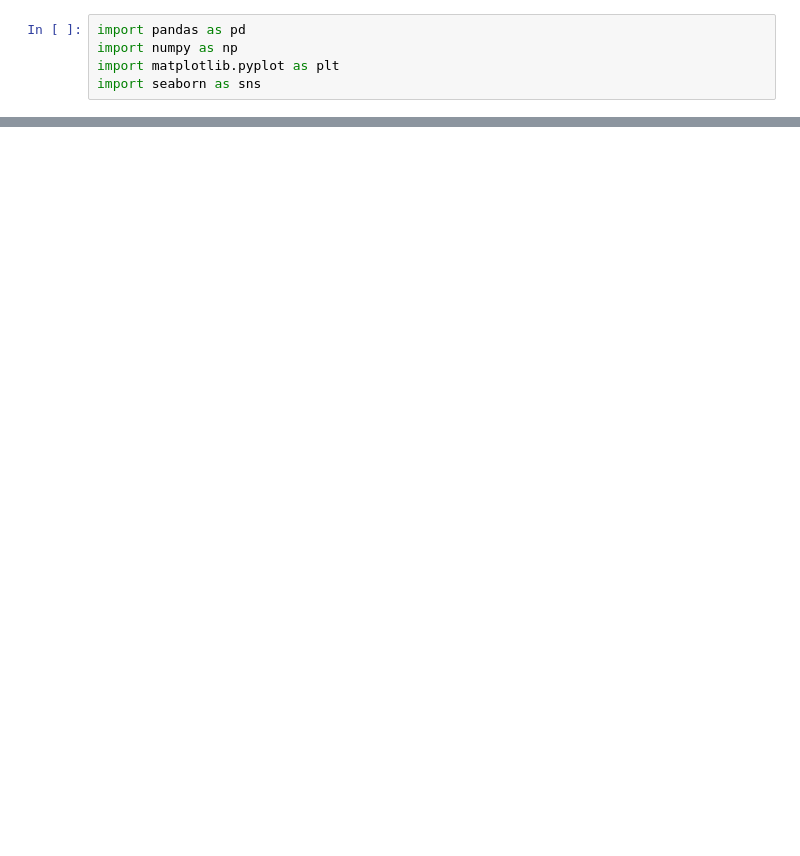
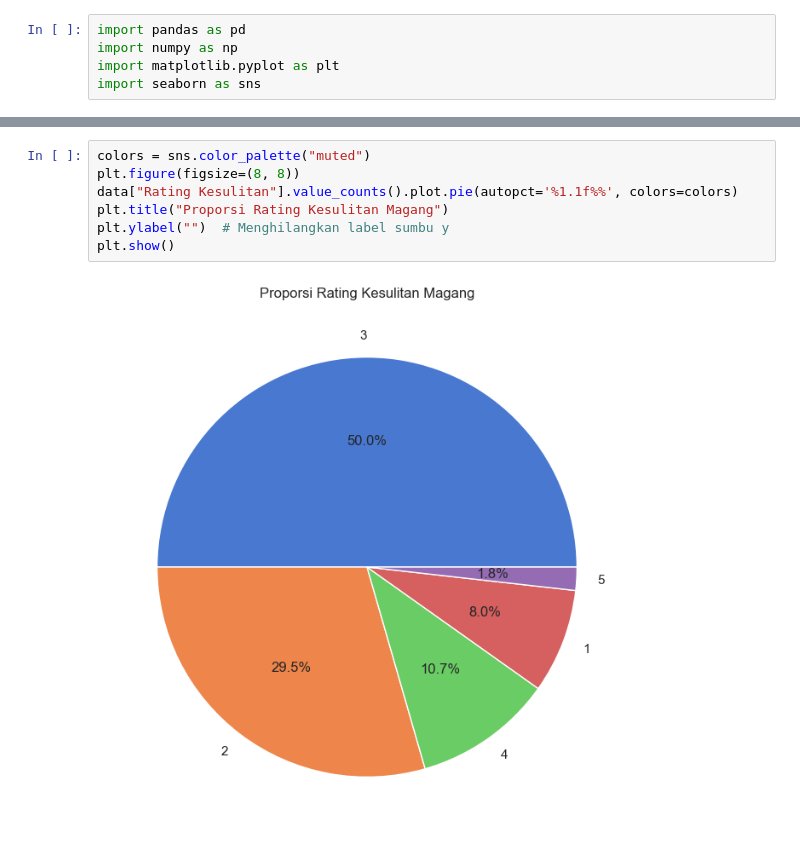
Before and after one commit to FadilAlfaizii/KELOMPOK, a Jupyter notebook: PythonAnalyst_Kelompok03.ipynb, the cells around one changed output, grey strips where cells are left out. Cells and saved outputs as stored; diff of their text form; blank space fills up the shorter version.

```diff
--- a/PythonAnalyst_Kelompok03.ipynb
+++ b/PythonAnalyst_Kelompok03.ipynb
@@ -369,0 +91,9 @@ data_buyer
+# %%
+colors = sns.color_palette("muted")
+plt.figure(figsize=(8, 8))
+data["Rating Kesulitan"].value_counts().plot.pie(autopct='%1.1f%%', colors=colors)
+plt.title("Proporsi Rating Kesulitan Magang")
+plt.ylabel("")  # Menghilangkan label sumbu y
+plt.show()
+# %% [output]
+[figure, added]
```
Also changed, not shown: parts of 44 cells of this notebook, 1 other file.
